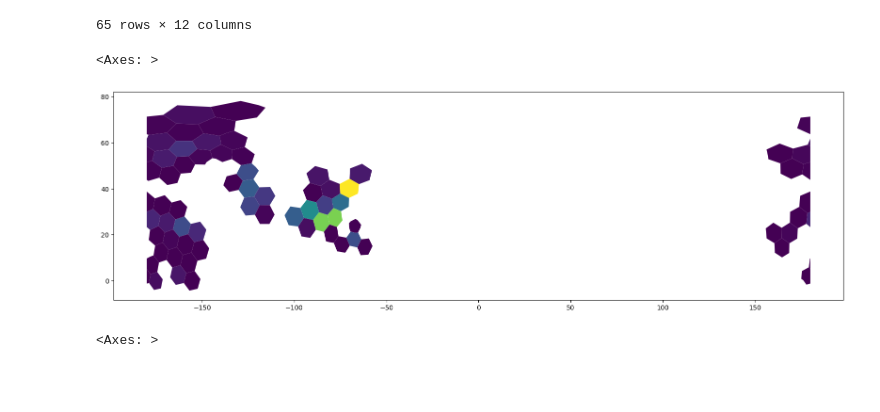
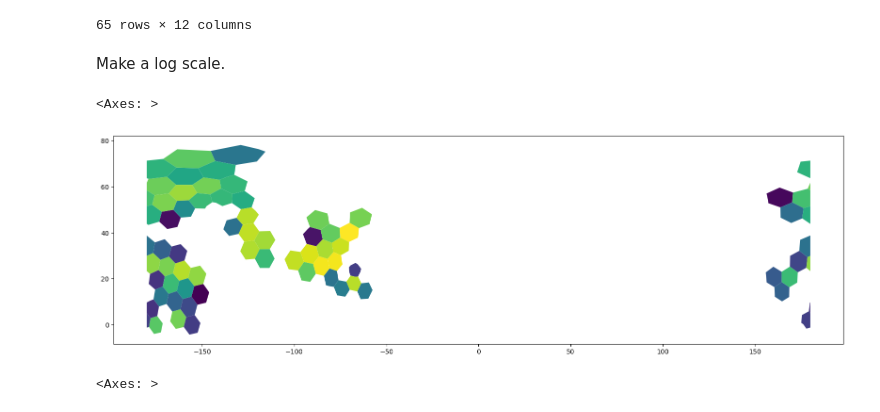
Before and after one commit to NOAA-GIS4Ocean/H3_indicators, a Jupyter notebook: read_and_plot_geojson_heatmap.ipynb, the cells around one changed output. Saved outputs shown, nothing was run; the diff lists cells and outputs as text; code cells hidden in the pictures; blank space fills up the shorter version.

```diff
--- a/read_and_plot_geojson_heatmap.ipynb
+++ b/read_and_plot_geojson_heatmap.ipynb
@@ -22,14 +22,20 @@ gdf
 | 63 | 817ebffffffffff | 817ebffffffffff | 35 | 26 | 3.000830 | 0.077551 | 0.228571 | NaN | 20.102221 | 12.894737 | 4.375000 | ... |
 | 64 | 8188fffffffffff | 8188fffffffffff | 32 | 21 | 2.902554 | 0.064453 | 0.125000 | NaN | 18.220618 | 15.515152 | 8.000000 | ... |
 65 rows × 12 columns
+# %% [markdown]
+Make a log scale.
+# %%
+import numpy as np
+
+gdf['log10_n'] = np.log10(gdf['n'])
 # %%
-gdf.plot(column='n',
+gdf.plot(column='log10_n',
          figsize=(20, 20),
          #legend=True,
          )
 # %% [output]
 <Axes: >
-[figure, old version]
+[figure, new version]
 # %%
 gdf.plot(column='es',
          figsize=(20, 20),)
```
Also changed, not shown: parts of 3 cells of this notebook.
